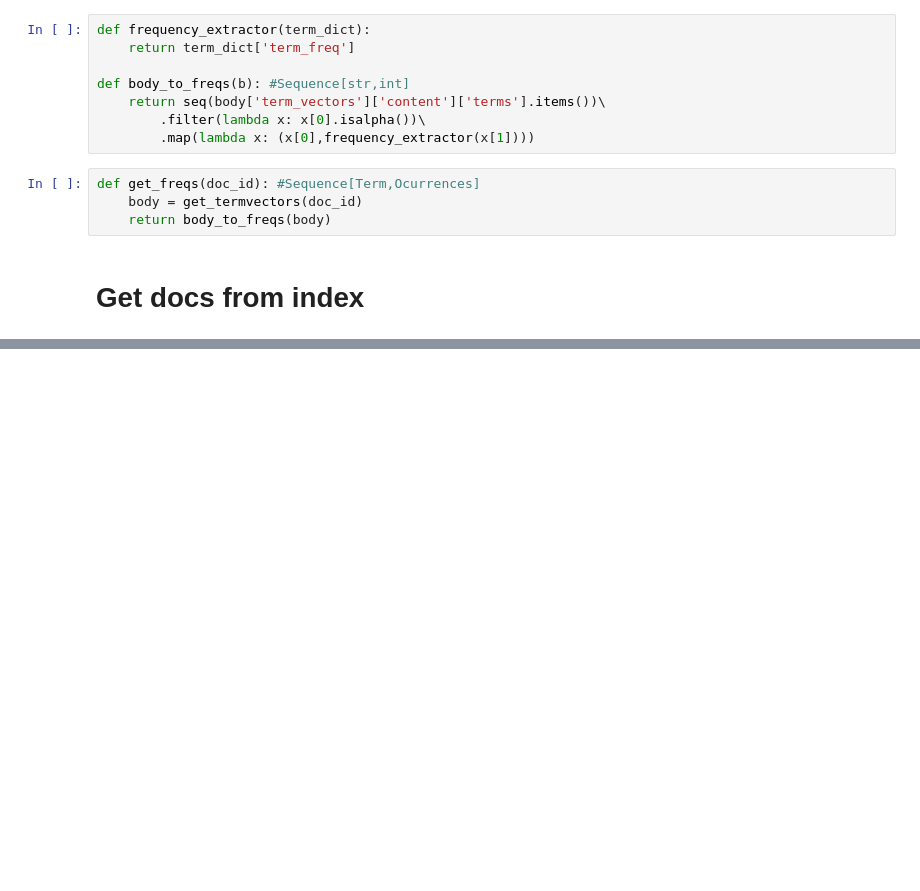
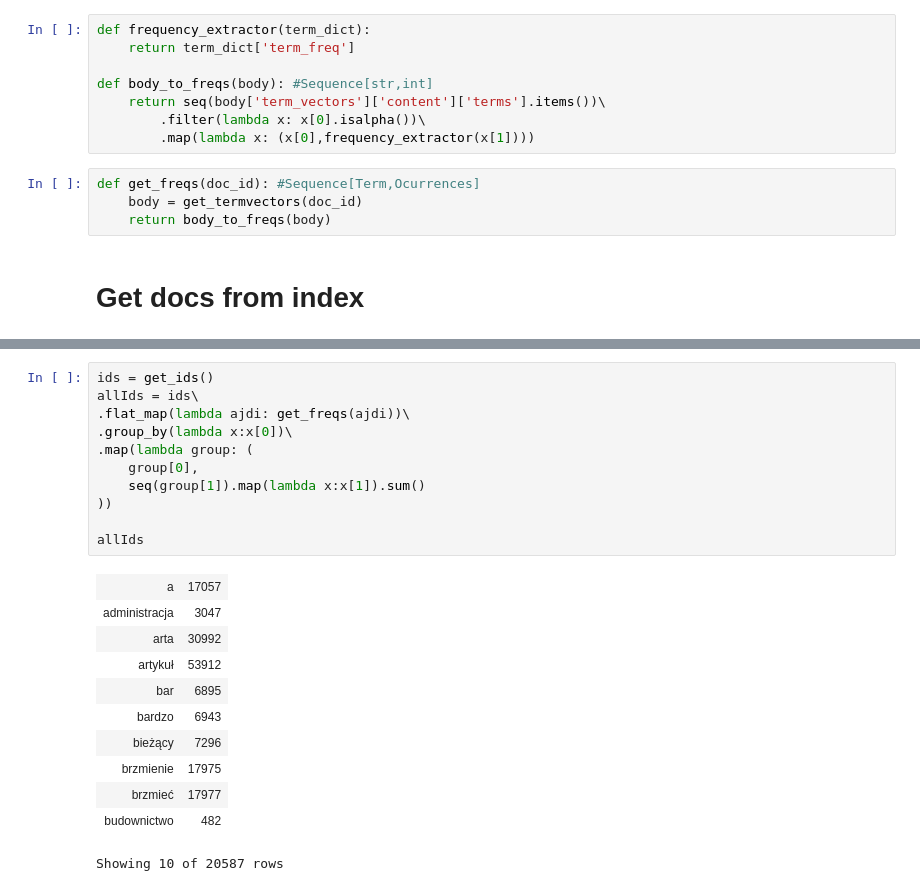
Before and after one commit to JakDar/nlp-lab-2019, a Jupyter notebook: lab3/Untitled.ipynb, the cells around one changed output, grey strips where cells are left out. Drawn from its saved outputs; the diff is of its cells as text; blank space fills up the shorter version.

```diff
--- a/lab3/Untitled.ipynb
+++ b/lab3/Untitled.ipynb
@@ -20,7 +20,7 @@ def get_termvectors(doc_id):
 def frequency_extractor(term_dict):
     return term_dict['term_freq']
 
-def body_to_freqs(b): #Sequence[str,int]
+def body_to_freqs(body): #Sequence[str,int]
     return seq(body['term_vectors']['content']['terms'].items())\
         .filter(lambda x: x[0].isalpha())\
         .map(lambda x: (x[0],frequency_extractor(x[1])))
@@ -32,0 +46,23 @@ def get_freqs(doc_id): #Sequence[Term,Ocurrences]
+# %%
+ids = get_ids()
+allIds = ids\
+.flat_map(lambda ajdi: get_freqs(ajdi))\
+.group_by(lambda x:x[0])\
+.map(lambda group: (
+    group[0],
+    seq(group[1]).map(lambda x:x[1]).sum()
+))
+
+allIds
+# %% [output]
+| a | 17057 |
+| administracja | 3047 |
+| arta | 30992 |
+| artykuł | 53912 |
+| bar | 6895 |
+| bardzo | 6943 |
+| bieżący | 7296 |
+| brzmienie | 17975 |
+| brzmieć | 17977 |
+| budownictwo | 482 |
+Showing 10 of 20587 rows
```
Also changed, not shown: parts of 10 cells of this notebook, 1 other file.
